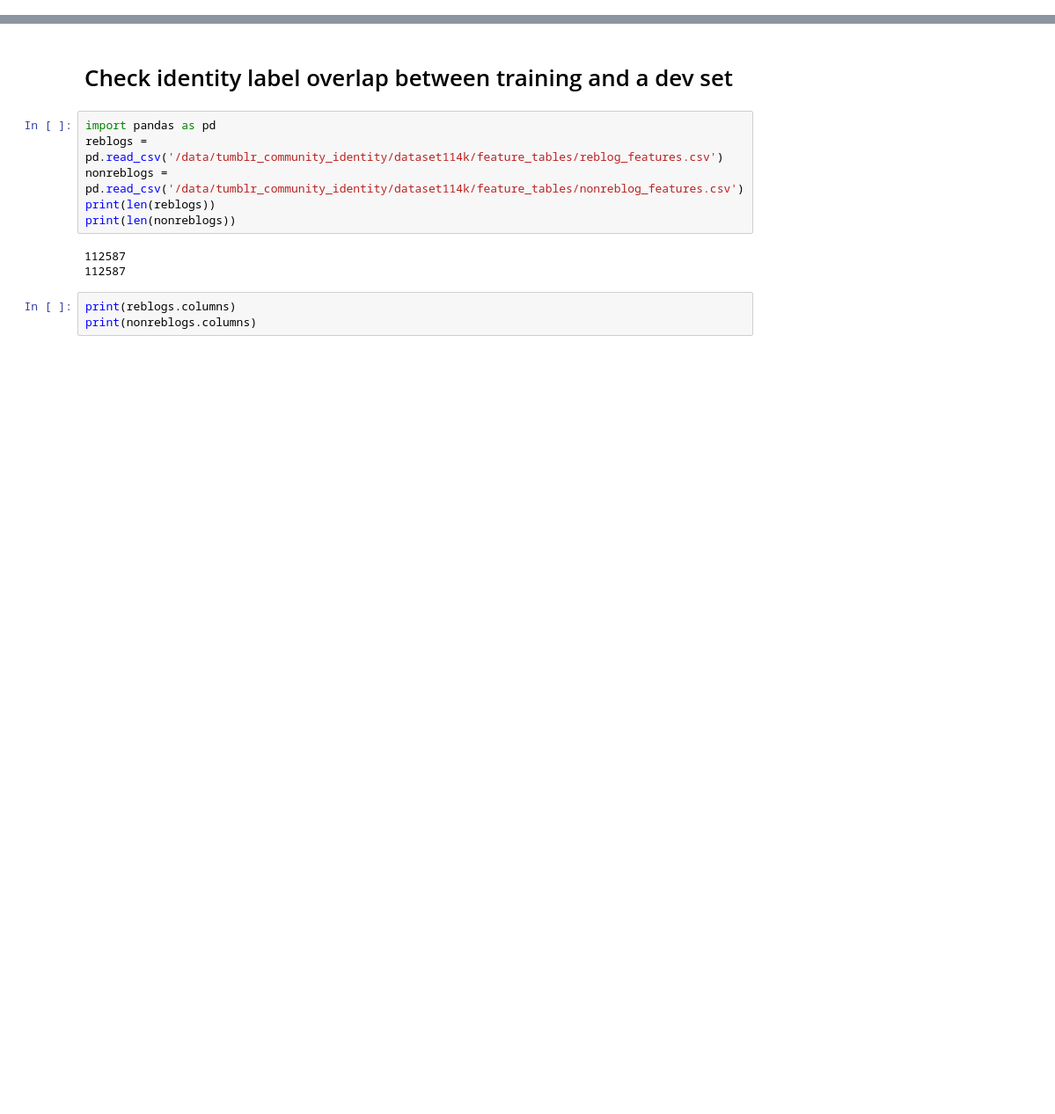
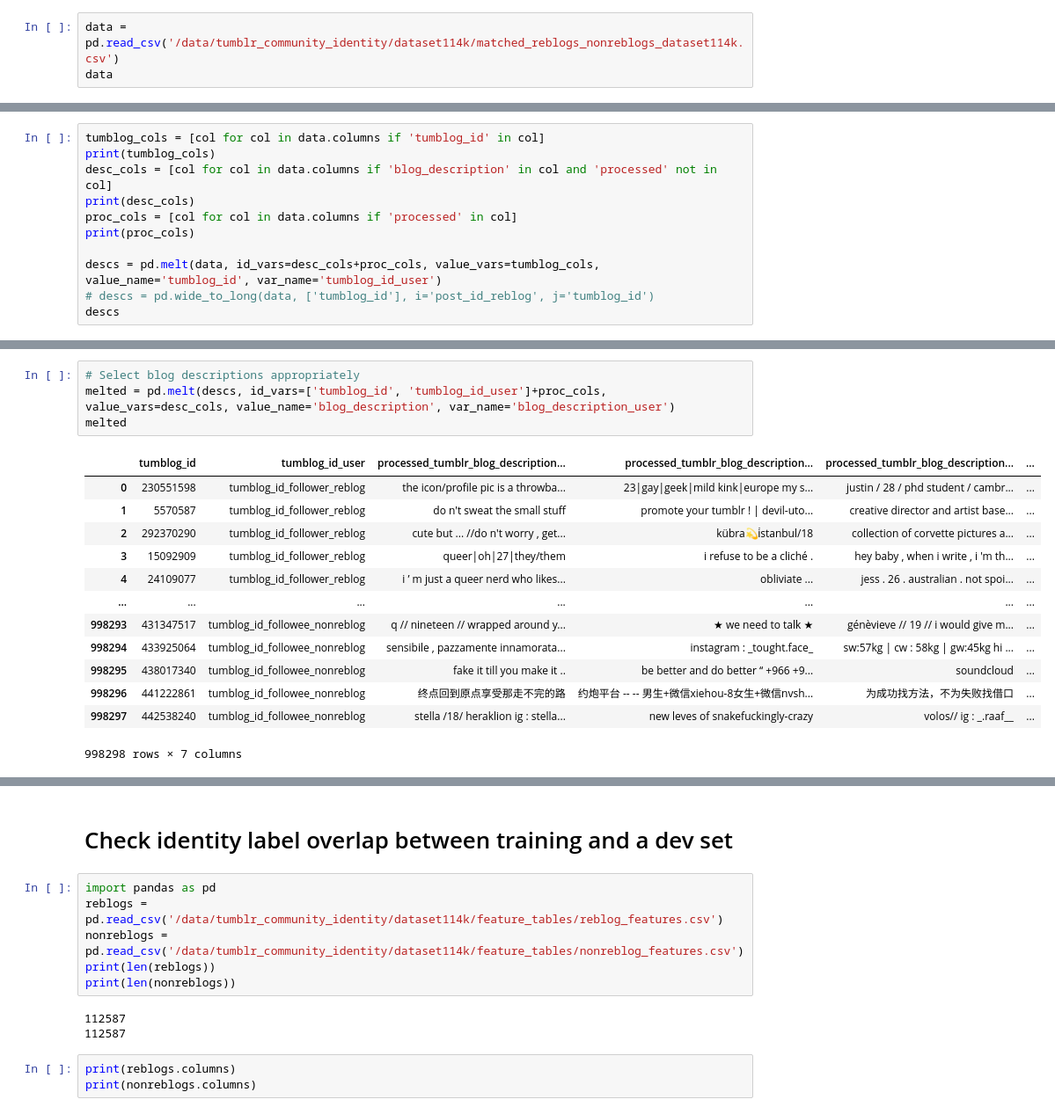
Before and after one commit to michaelmilleryoder/tumblr_community_identity, a Jupyter notebook: jupyter/check_data.ipynb, the cells around one changed output, grey strips where cells are left out. Shown at 88% size. Saved outputs shown, nothing was run; the diff lists cells and outputs as text; blank space fills up the shorter version.

```diff
--- a/jupyter/check_data.ipynb
+++ b/jupyter/check_data.ipynb
@@ -0,0 +160,3 @@
+# %%
+data = pd.read_csv('/data/tumblr_community_identity/dataset114k/matched_reblogs_nonreblogs_dataset114k.csv')
+data
@@ -0,0 +177,11 @@
+# %%
+tumblog_cols = [col for col in data.columns if 'tumblog_id' in col]
+print(tumblog_cols)
+desc_cols = [col for col in data.columns if 'blog_description' in col and 'processed' not in col]
+print(desc_cols)
+proc_cols = [col for col in data.columns if 'processed' in col]
+print(proc_cols)
+
+descs = pd.melt(data, id_vars=desc_cols+proc_cols, value_vars=tumblog_cols, value_name='tumblog_id', var_name='tumblog_id_user')
+# descs = pd.wide_to_long(data, ['tumblog_id'], i='post_id_reblog', j='tumblog_id')
+descs
@@ -0,0 +205,18 @@
+# %%
+# Select blog descriptions appropriately
+melted = pd.melt(descs, id_vars=['tumblog_id', 'tumblog_id_user']+proc_cols, value_vars=desc_cols, value_name='blog_description', var_name='blog_description_user')
+melted
+# %% [output]
+|  | tumblog_id | tumblog_id_user | processed_tumblr_blog_description... | processed_tumblr_blog_description... | processed_tumblr_blog_description... | ... |
+| 0 | 230551598 | tumblog_id_follower_reblog | the icon/profile pic is a throwba... | 23|gay|geek|mild kink|europe my s... | justin / 28 / phd student / cambr... | ... |
+| 1 | 5570587 | tumblog_id_follower_reblog | do n't sweat the small stuff | promote your tumblr ! | devil-uto... | creative director and artist base... | ... |
+| 2 | 292370290 | tumblog_id_follower_reblog | cute but ... //do n't worry , get... | kübra💫i̇stanbul/18 | collection of corvette pictures a... | ... |
+| 3 | 15092909 | tumblog_id_follower_reblog | queer|oh|27|they/them | i refuse to be a cliché . | hey baby , when i write , i 'm th... | ... |
+| 4 | 24109077 | tumblog_id_follower_reblog | i ’ m just a queer nerd who likes... | obliviate ... | jess . 26 . australian . not spoi... | ... |
+| ... | ... | ... | ... | ... | ... | ... |
+| 998293 | 431347517 | tumblog_id_followee_nonreblog | q // nineteen // wrapped around y... | ★ we need to talk ★ | génèvieve // 19 // i would give m... | ... |
+| 998294 | 433925064 | tumblog_id_followee_nonreblog | sensibile , pazzamente innamorata... | instagram : _tought.face_ | sw:57kg | cw : 58kg | gw:45kg hi ... | ... |
+| 998295 | 438017340 | tumblog_id_followee_nonreblog | fake it till you make it .. | be better and do better “ +966 +9... | soundcloud | ... |
+| 998296 | 441222861 | tumblog_id_followee_nonreblog | 终点回到原点享受那走不完的路 | 约炮平台 -- -- 男生+微信xiehou-8女生+微信nvsh... | 为成功找方法，不为失败找借口 | ... |
+| 998297 | 442538240 | tumblog_id_followee_nonreblog | stella /18/ heraklion ig : stella... | new leves of snakefuckingly-crazy | volos// ig : _.raaf__ | ... |
+998298 rows × 7 columns
```
Also changed, not shown: parts of 28 cells of this notebook, 15 other files.
